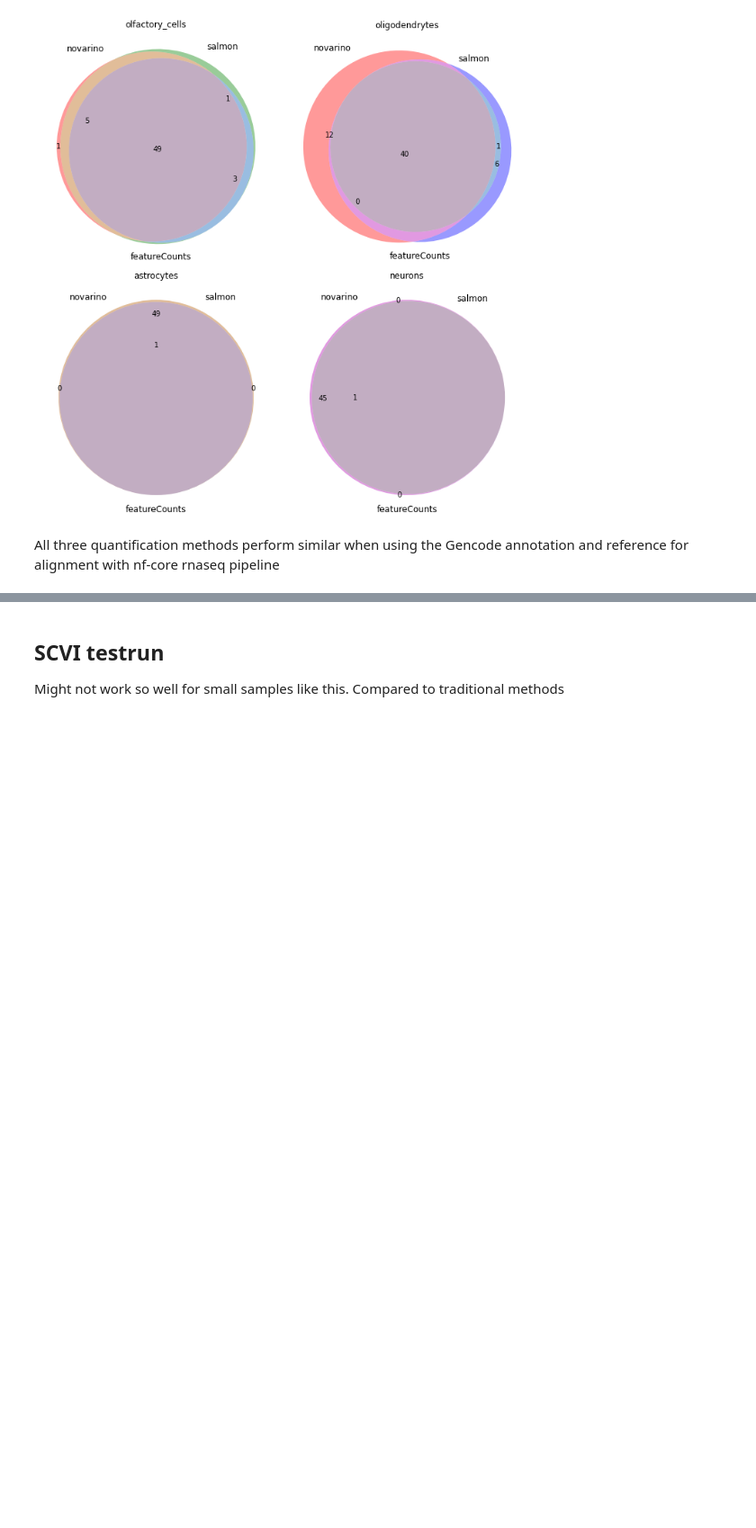
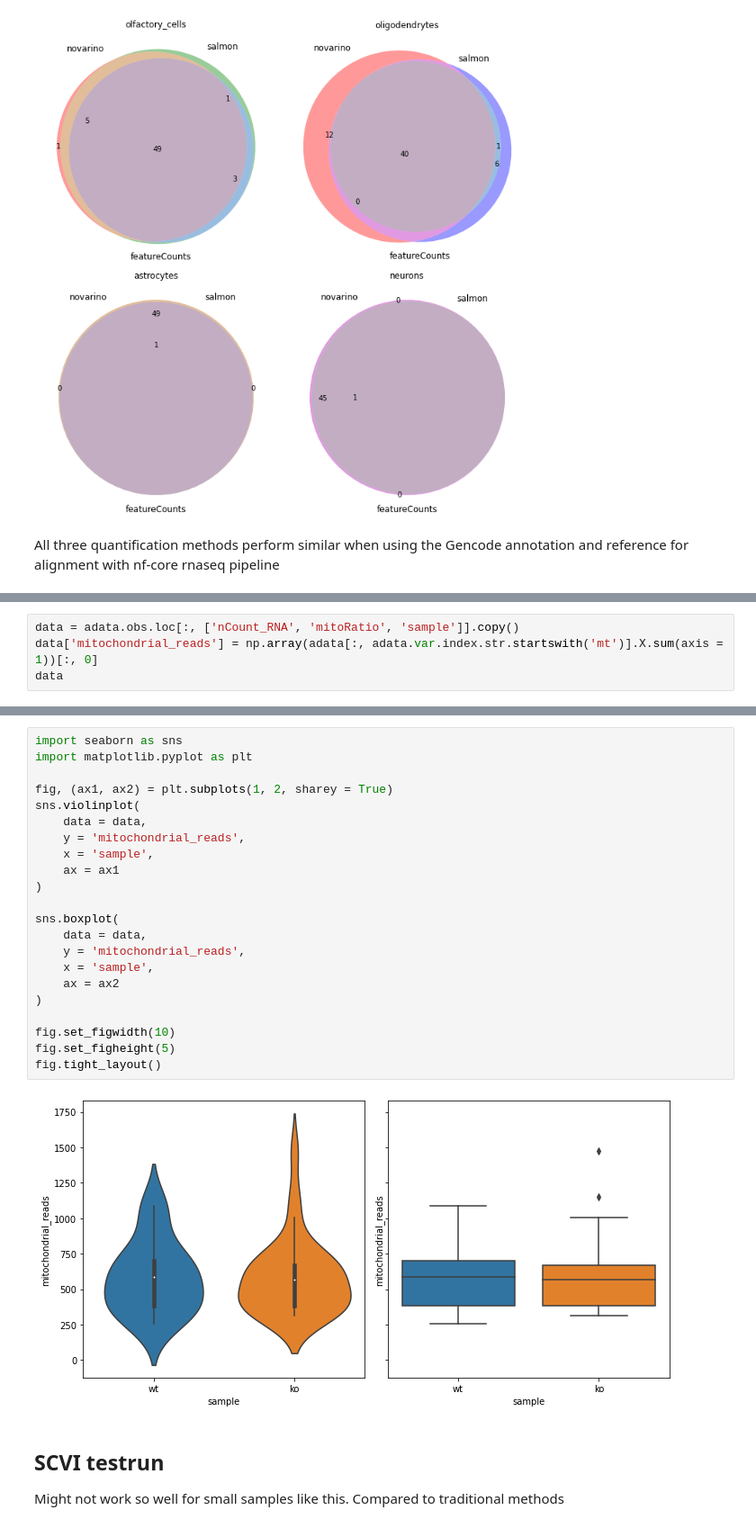
Before and after one commit to menchelab/novarinocollab, a Jupyter notebook: notebooks/scRNAseq_analysis.ipynb, the cells around one changed output, grey strips where cells are left out. Shown at 90% size. Drawn from its saved outputs; the diff is of its cells as text; blank space fills up the shorter version.

```diff
--- a/notebooks/scRNAseq_analysis.ipynb
+++ b/notebooks/scRNAseq_analysis.ipynb
@@ -676,0 +720,4 @@ All three quantification methods perform similar when using the Gencode annotati
+# %%
+data = adata.obs.loc[:, ['nCount_RNA', 'mitoRatio', 'sample']].copy()
+data['mitochondrial_reads'] = np.array(adata[:, adata.var.index.str.startswith('mt')].X.sum(axis = 1))[:, 0]
+data
@@ -677,3 +742,27 @@ All three quantification methods perform similar when using the Gencode annotati
+# %%
+import seaborn as sns
+import matplotlib.pyplot as plt
+
+fig, (ax1, ax2) = plt.subplots(1, 2, sharey = True)
+sns.violinplot(
+    data = data,
+    y = 'mitochondrial_reads',
+    x = 'sample',
+    ax = ax1
+)
+
+sns.boxplot(
+    data = data,
+    y = 'mitochondrial_reads',
+    x = 'sample',
+    ax = ax2
+)
+
+fig.set_figwidth(10)
+fig.set_figheight(5)
+fig.tight_layout()
+# %% [output]
+[figure, added]
 # %% [markdown]
 ## SCVI testrun
 Might not work so well for small samples like this. Compared to traditional methods
```
Also changed, not shown: parts of 4 cells of this notebook, 2 other files.
